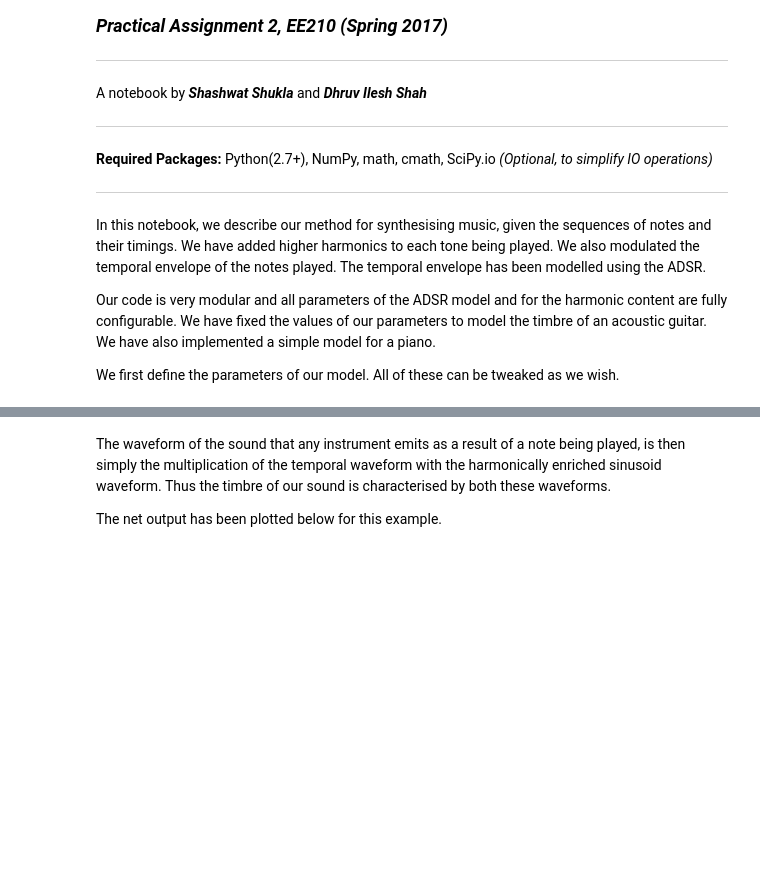
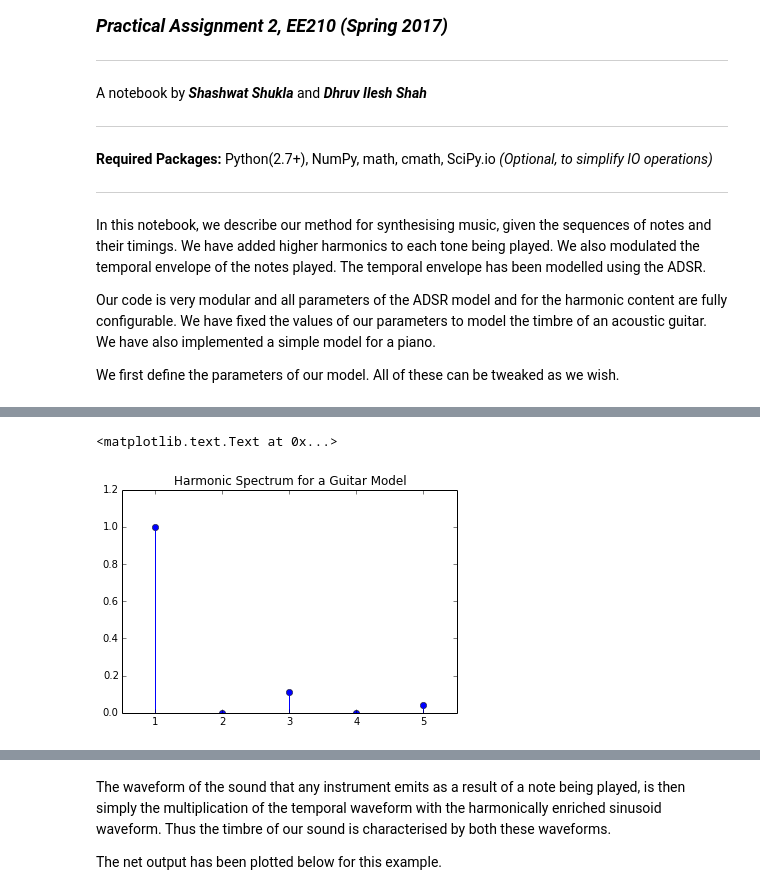
Before and after one commit to robodhruv/signal-analysis, a Jupyter notebook: EE210 - Assignment 2/Music Synthesis.ipynb, the cells around one changed output, grey strips where cells are left out. Saved outputs shown, nothing was run; the diff lists cells and outputs as text; code cells hidden in the pictures; blank space fills up the shorter version.

```diff
--- a/EE210 - Assignment 2/Music Synthesis.ipynb
+++ b/EE210 - Assignment 2/Music Synthesis.ipynb
@@ -39,6 +42,15 @@ Each musical instrument has it's own harmonic spectrum. This spectrum arises by
 The following function generates the resulting waveform of the superposition of all harmonics. Note that only the third and fifth harmonics have been included, as they are found to have the greatest magnitude for most instruments.
 
 ![The Problem](Pics/GuitarHarmonics.png)
+# %%
+harmonic_spectrum_guitar = [[0, 1, 2, 3, 4, 5], [0, 1, 0, 1./9, 0, 1./25]]
+
+plt.stem(harmonic_spectrum_guitar[0], harmonic_spectrum_guitar[1])
+plt.axis([0.5, 5.5, 0, 1.2])
+plt.title("Harmonic Spectrum for a Guitar Model")
+# %% [output]
+<matplotlib.text.Text at 0x...>
+[figure, added]
 # %%
 def gen_tone(f):
 	t = np.arange(total * rate)
```
Also changed, not shown: parts of 23 cells of this notebook, 5 other files.
